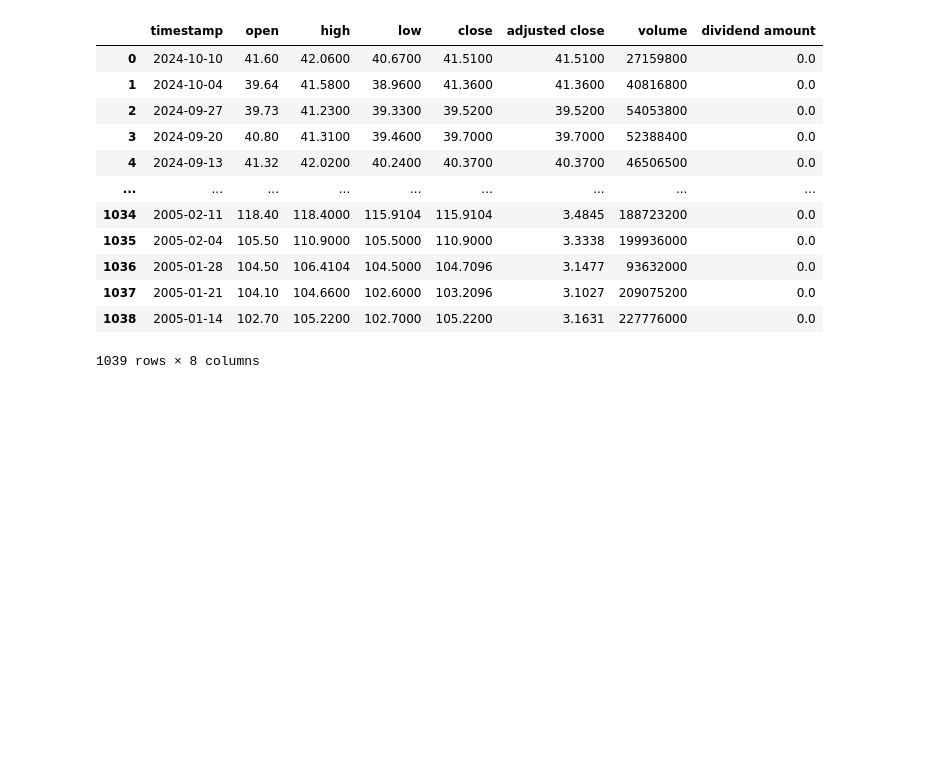
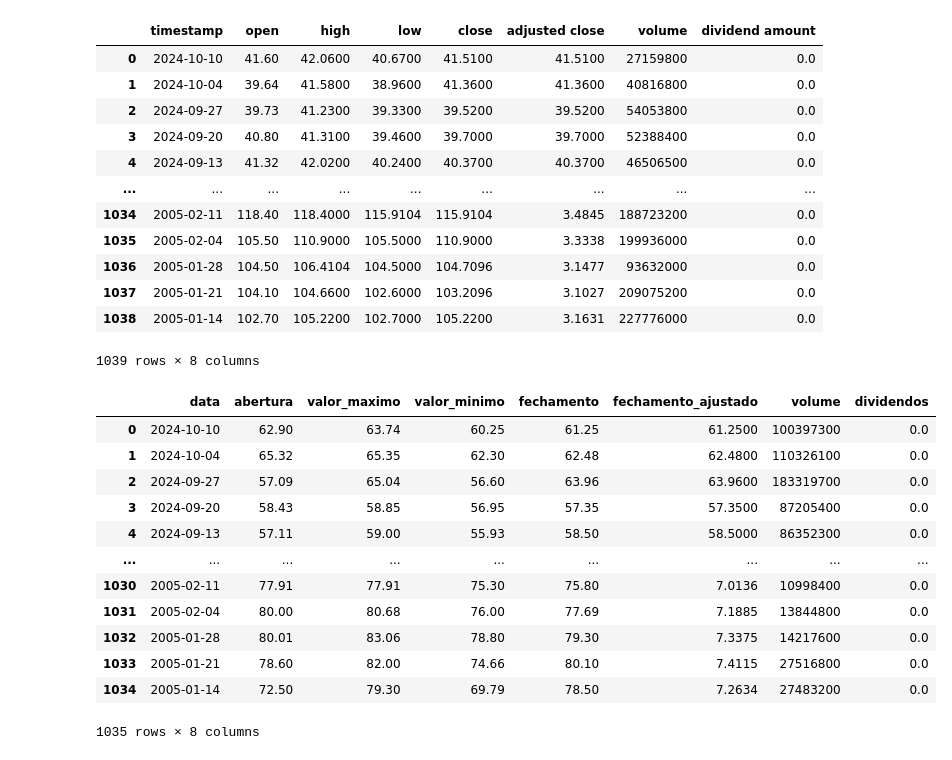
Before and after one commit to 0285douglas/cotacao-de-acoes, a Jupyter notebook: cotacao-de-acoes.ipynb, the cells around one changed output. Saved outputs shown, nothing was run; the diff lists cells and outputs as text; code cells hidden in the pictures; blank space fills up the shorter version.

Commit message:
Edição do README e atualização de código
Descrição do projeto no readme e adaptação de código para melhorar a experiência do usuário

```diff
--- a/cotacao-de-acoes.ipynb
+++ b/cotacao-de-acoes.ipynb
@@ -157,3 +157,34 @@ display(tabela_petr)
 | 1037 | 2005-01-21 | 104.10 | 104.6600 | 102.6000 | 103.2096 | 3.1027 | 209075200 | 0.0 |
 | 1038 | 2005-01-14 | 102.70 | 105.2200 | 102.7000 | 105.2200 | 3.1631 | 227776000 | 0.0 |
 1039 rows × 8 columns
+# %%
+import requests # framework de requisição de API
+import pandas as pd # framework para criação e manipulação de Dataframes
+from io import StringIO # conversor de arquivos text para csv
+
+# -------------------------------------------------------------------------------------------------------------------------------------------------------------
+acao = 'VALE3' # Insira a AÇÃO que deseja obter os dados semanais
+# -------------------------------------------------------------------------------------------------------------------------------------------------------------
+url = f'https://www.alphavantage.co/query?function=TIME_SERIES_WEEKLY_ADJUSTED&symbol={acao}.SAO&apikey=FGO0YEX3QWG8VK3K&datatype=csv&datatype=csv'
+tabela = pd.DataFrame()
+r = requests.get(url)
+tabela = pd.read_csv(StringIO(r.text))
+tabela_traduzida = tabela.rename(columns={'timestamp': 'data', 'open': 'abertura', 'high' : 'valor_maximo', 'low' : 'valor_minimo', 'close' : 'fechamento'
+                                               , 'adjusted close' : 'fechamento_ajustado', 'volume' : 'volume', 'dividend amount' : 'dividendos'})
+
+# -------------------------------------------------------------------------------------------------------------------------------------------------------------
+display(tabela_traduzida)
+# %% [output]
+|  | data | abertura | valor_maximo | valor_minimo | fechamento | fechamento_ajustado | volume | dividendos |
+| 0 | 2024-10-10 | 62.90 | 63.74 | 60.25 | 61.25 | 61.2500 | 100397300 | 0.0 |
+| 1 | 2024-10-04 | 65.32 | 65.35 | 62.30 | 62.48 | 62.4800 | 110326100 | 0.0 |
+| 2 | 2024-09-27 | 57.09 | 65.04 | 56.60 | 63.96 | 63.9600 | 183319700 | 0.0 |
+| 3 | 2024-09-20 | 58.43 | 58.85 | 56.95 | 57.35 | 57.3500 | 87205400 | 0.0 |
+| 4 | 2024-09-13 | 57.11 | 59.00 | 55.93 | 58.50 | 58.5000 | 86352300 | 0.0 |
+| ... | ... | ... | ... | ... | ... | ... | ... | ... |
+| 1030 | 2005-02-11 | 77.91 | 77.91 | 75.30 | 75.80 | 7.0136 | 10998400 | 0.0 |
+| 1031 | 2005-02-04 | 80.00 | 80.68 | 76.00 | 77.69 | 7.1885 | 13844800 | 0.0 |
+| 1032 | 2005-01-28 | 80.01 | 83.06 | 78.80 | 79.30 | 7.3375 | 14217600 | 0.0 |
+| 1033 | 2005-01-21 | 78.60 | 82.00 | 74.66 | 80.10 | 7.4115 | 27516800 | 0.0 |
+| 1034 | 2005-01-14 | 72.50 | 79.30 | 69.79 | 78.50 | 7.2634 | 27483200 | 0.0 |
+1035 rows × 8 columns
```
Also changed, not shown: parts of 1 cell of this notebook, 1 other file.
